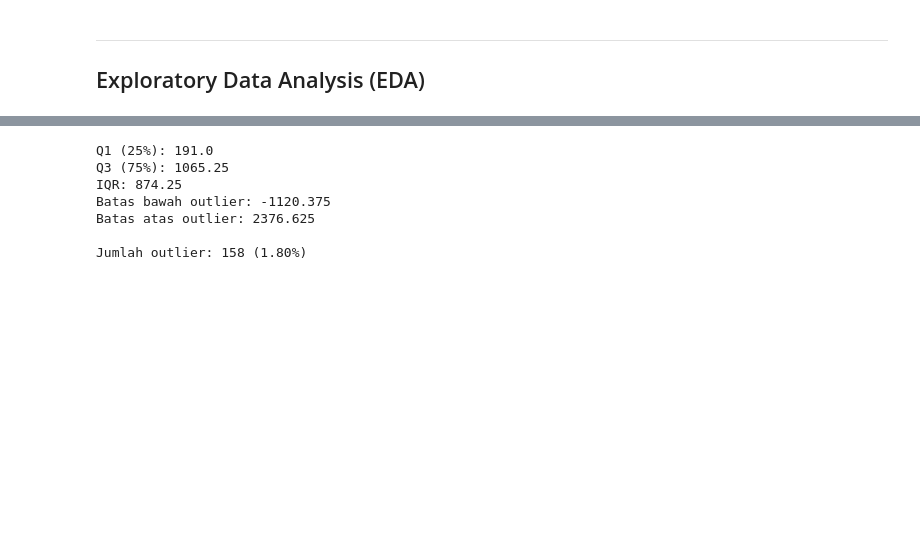
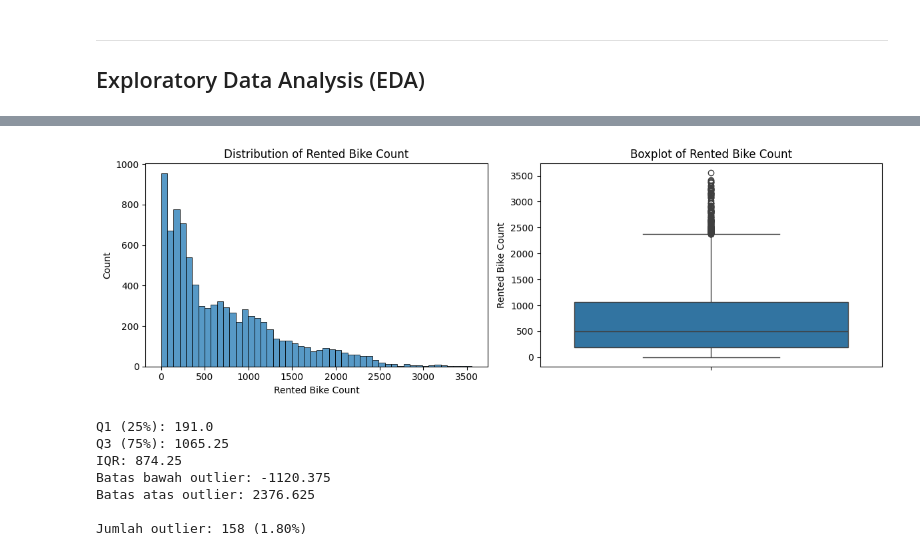
Before and after one commit to fxrdhan/Binary-Classification-Exercise, a Jupyter notebook: Seoul_Bike_Regression.ipynb, the cells around one changed output, grey strips where cells are left out. Cells and saved outputs as stored; diff of their text form; code cells hidden in the pictures; blank space fills up the shorter version.

```diff
--- a/Seoul_Bike_Regression.ipynb
+++ b/Seoul_Bike_Regression.ipynb
@@ -149,3 +119,14 @@ fig.show()
+# %%
+fig, axes = plt.subplots(1, 2, figsize=(12, 4))
+sns.histplot(df['Rented Bike Count'], bins=50, ax=axes[0])
+axes[0].set_title('Distribution of Rented Bike Count')
+
+sns.boxplot(y=df['Rented Bike Count'], ax=axes[1])
+axes[1].set_title('Boxplot of Rented Bike Count')
+plt.tight_layout()
+plt.show()
+# %% [output]
+[figure, added]
 # %%
 # Hitung statistik
 Q1 = df['Rented Bike Count'].quantile(0.25)
```
Also changed, not shown: parts of 14 cells of this notebook.
